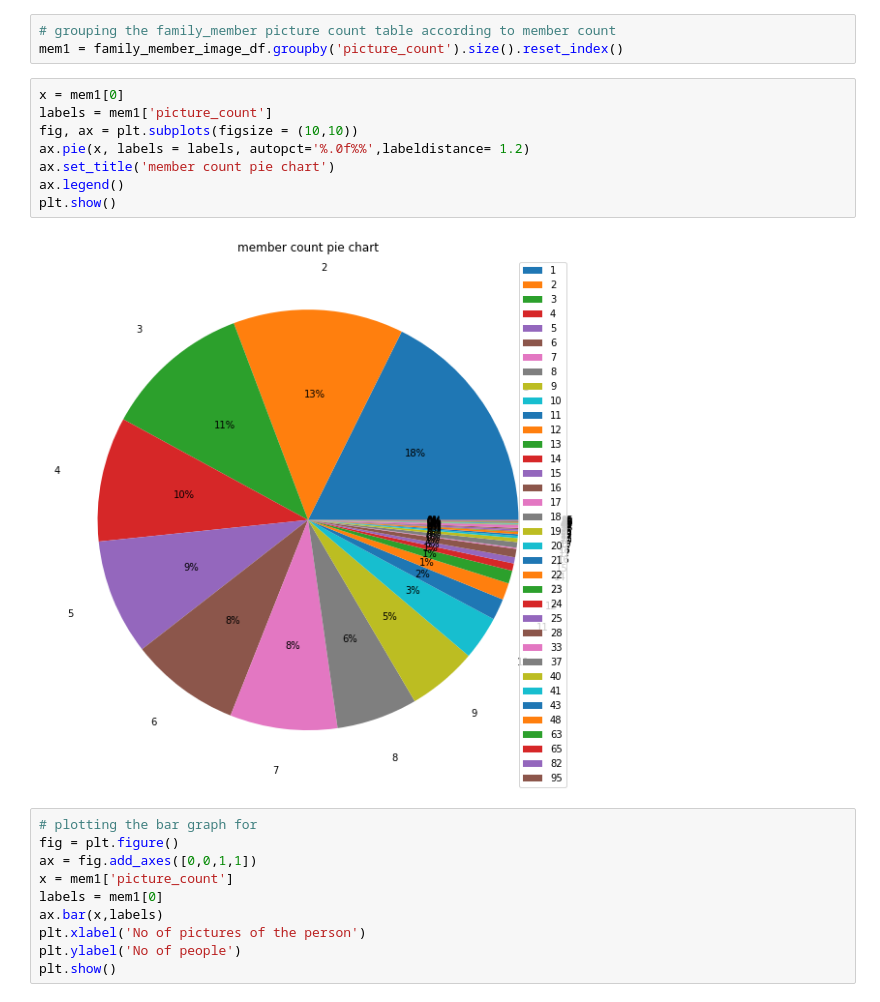
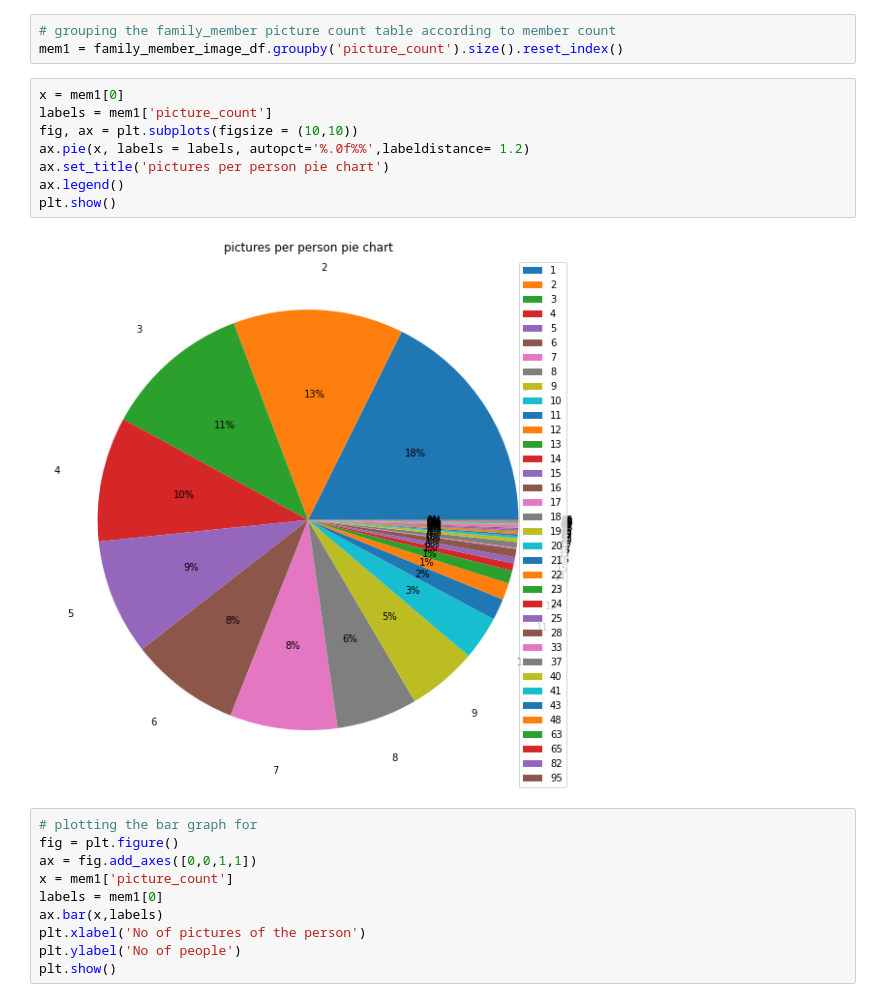
Before and after one commit to ash0411/fiw, a Jupyter notebook: fiwVisulalization.ipynb, the cells around one changed output. Drawn from its saved outputs; the diff is of its cells as text.

```diff
--- a/fiwVisulalization.ipynb
+++ b/fiwVisulalization.ipynb
@@ -196,13 +196,13 @@ mem1 = family_member_image_df.groupby('picture_count').size().reset_index()
 # %%
 x = mem1[0]
 labels = mem1['picture_count']
 fig, ax = plt.subplots(figsize = (10,10))
 ax.pie(x, labels = labels, autopct='%.0f%%',labeldistance= 1.2)
-ax.set_title('member count pie chart')
+ax.set_title('pictures per person pie chart')
 ax.legend()
 plt.show()
 # %% [output]
-[figure, old version]
+[figure, new version]
 # %%
 # plotting the bar graph for
 fig = plt.figure()
```
